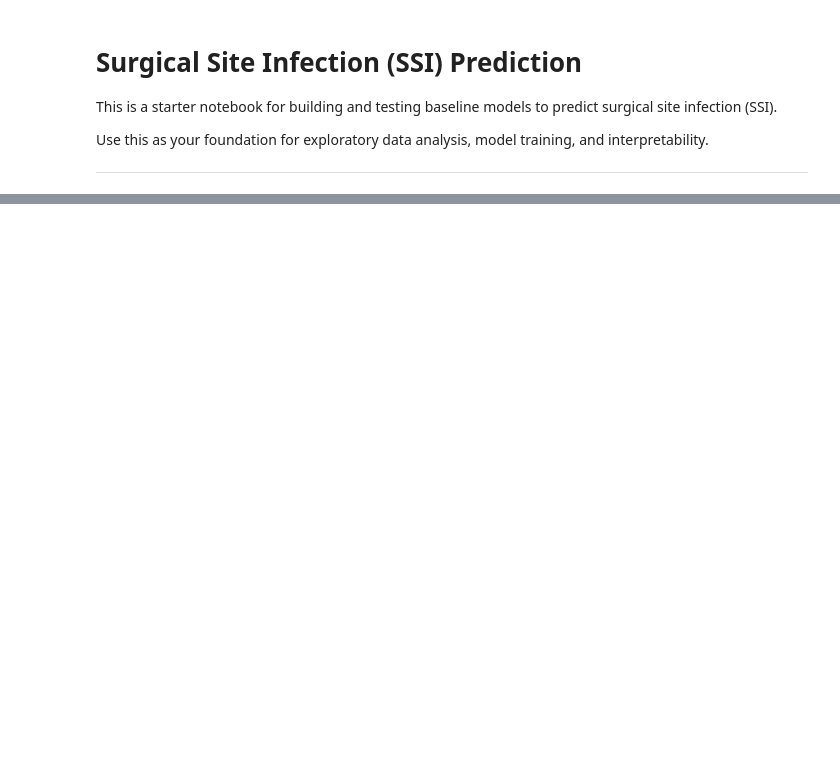
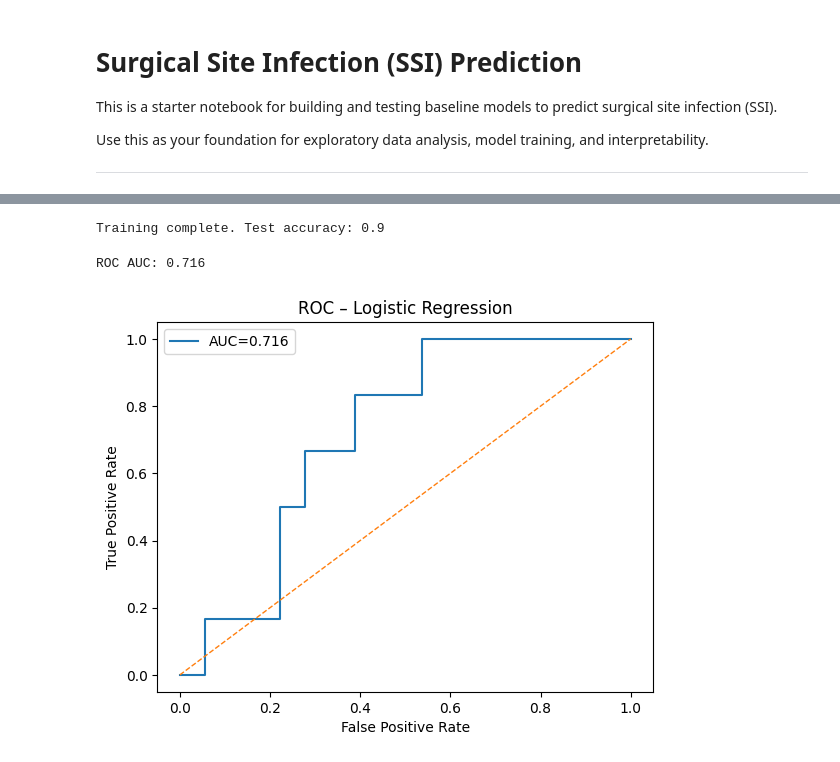
Before and after one commit to oliviershu/surgical-data-analytics-portfolio, a Jupyter notebook: notebooks/ssi_prediction_starter.ipynb, the cells around one changed output, grey strips where cells are left out. Saved outputs shown, nothing was run; the diff lists cells and outputs as text; code cells hidden in the pictures; blank space fills up the shorter version.

```diff
--- a/notebooks/ssi_prediction_starter.ipynb
+++ b/notebooks/ssi_prediction_starter.ipynb
@@ -23,5 +23,6 @@ df = pd.DataFrame({
     'op_time': np.random.normal(120, 40, n).clip(20, 300),
     'diabetes': np.random.choice([0,1], size=n, p=[0.75, 0.25])
 })
-df['ssi'] = (0.02*df['age'] + 0.1*(df['bmi']>30) + 0.05*df['diabetes'] + np.random.normal(0, 0.05, n) > 0.15).astype(int)
-df.head()
+# Adjusted 'ssi' generation for a more balanced distribution
+df['ssi'] = (0.01*df['age'] + 0.05*(df['bmi']>30) + 0.03*df['diabetes'] + np.random.normal(0, 0.05, n) > 0.1).astype(int)
+display(df.head())
@@ -28,9 +66,12 @@ df.head()
 # %%
-# Train/test split and simple logistic model
+from sklearn.model_selection import train_test_split
+
 X = df[['age', 'bmi', 'op_time', 'diabetes']]
-y = df['ssi']
-X_train, X_test, y_train, y_test = train_test_split(X, y, test_size=0.2, random_state=42)
+y = df['ssi'].astype(int)
 
-model = LogisticRegression(max_iter=300)
-model.fit(X_train, y_train)
-print('Training complete. Test accuracy:', model.score(X_test, y_test))
+X_train, X_test, y_train, y_test = train_test_split(
+    X, y, test_size=0.2, random_state=42, stratify=y
+)
+
+print("Train counts:\n", y_train.value_counts())
+print("Test counts:\n", y_test.value_counts())
@@ -36,0 +89,28 @@ print('Training complete. Test accuracy:', model.score(X_test, y_test))
+# %%
+from sklearn.linear_model import LogisticRegression
+
+model = LogisticRegression(max_iter=300)
+model.fit(X_train, y_train)
+print("Training complete. Test accuracy:", model.score(X_test, y_test))
+# %% [output]
+Training complete. Test accuracy: 0.9
+# %%
+from sklearn.metrics import roc_auc_score, roc_curve
+import matplotlib.pyplot as plt
+
+proba = model.predict_proba(X_test)[:, 1]
+auc = roc_auc_score(y_test, proba)
+print("ROC AUC:", round(auc, 3))
+
+fpr, tpr, _ = roc_curve(y_test, proba)
+plt.figure()
+plt.plot(fpr, tpr, label=f"AUC={auc:.3f}")
+plt.plot([0,1],[0,1],'--', lw=1)
+plt.xlabel("False Positive Rate"); plt.ylabel("True Positive Rate")
+plt.title("ROC – Logistic Regression")
+import os; os.makedirs("reports/figures", exist_ok=True)
+plt.savefig("reports/figures/roc.png", dpi=160, bbox_inches="tight")
+plt.legend(); plt.show()
+# %% [output]
+ROC AUC: 0.716
+[figure, added]
```
Also changed, not shown: parts of 3 cells of this notebook.
